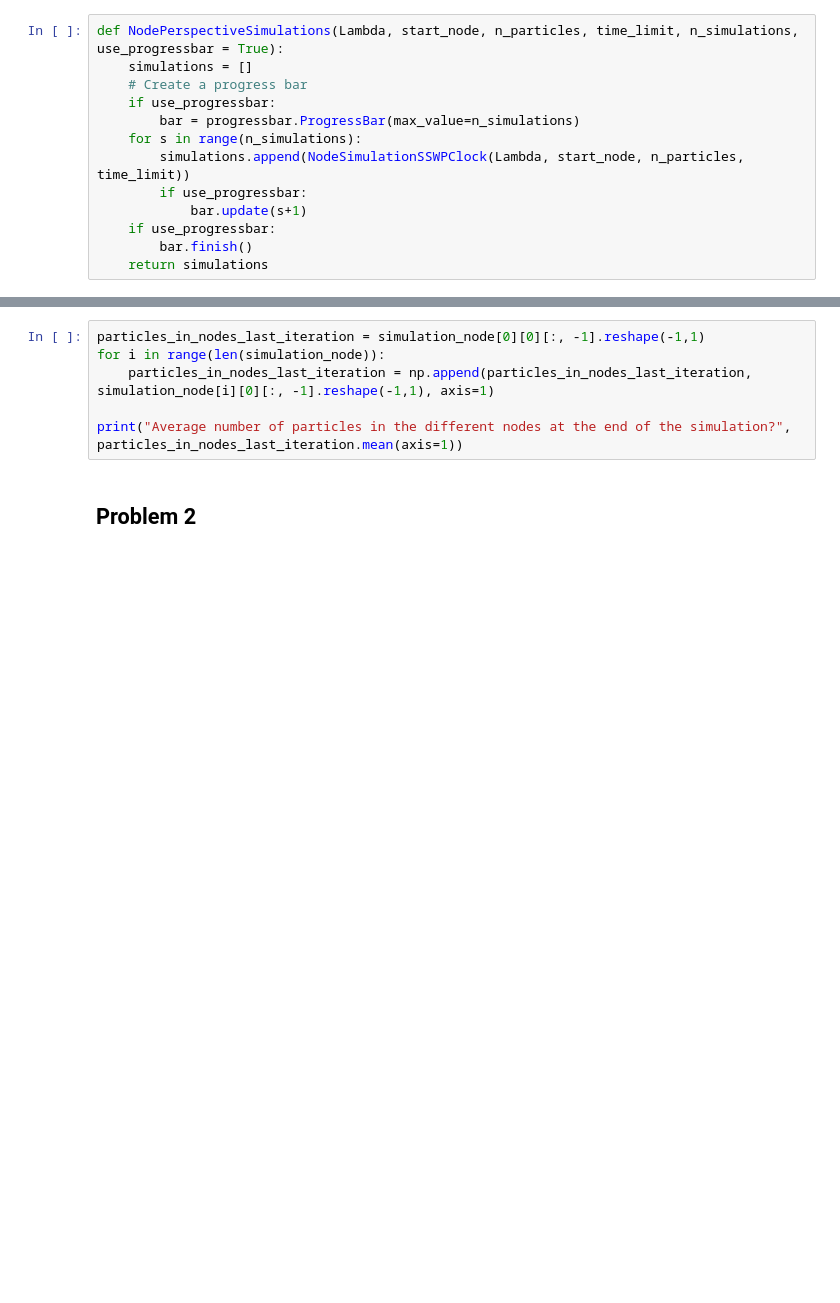
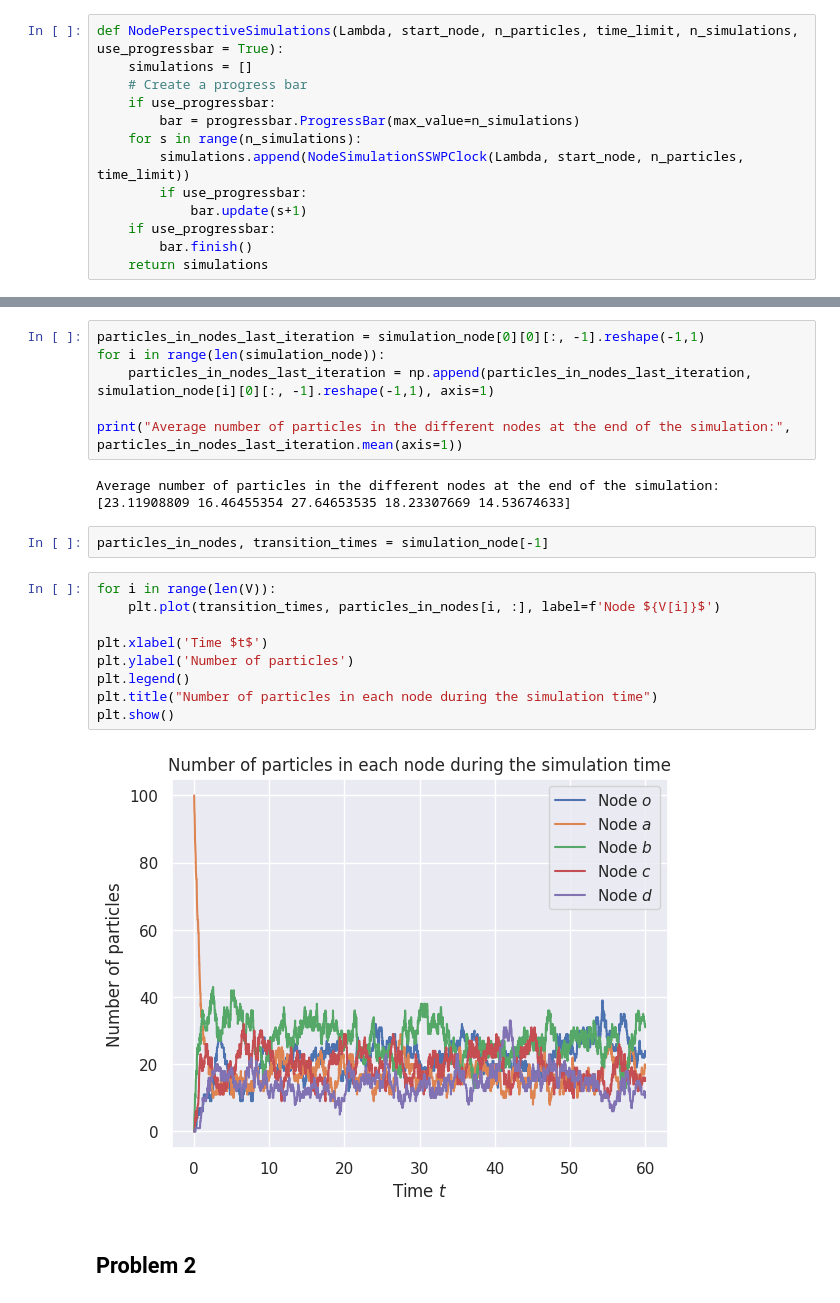
Before and after one commit to MateoRivera/network-dynamics, a Jupyter notebook: H2/Simulation - Mateo.ipynb, the cells around one changed output, grey strips where cells are left out. Saved outputs shown, nothing was run; the diff lists cells and outputs as text; blank space fills up the shorter version.

```diff
--- a/H2/Simulation - Mateo.ipynb
+++ b/H2/Simulation - Mateo.ipynb
@@ -337,7 +337,22 @@ particles_in_nodes_last_iteration = simulation_node[0][0][:, -1].reshape(-1,1)
 for i in range(len(simulation_node)):
     particles_in_nodes_last_iteration = np.append(particles_in_nodes_last_iteration, simulation_node[i][0][:, -1].reshape(-1,1), axis=1)
 
-print("Average number of particles in the different nodes at the end of the simulation?", particles_in_nodes_last_iteration.mean(axis=1))
+print("Average number of particles in the different nodes at the end of the simulation:", particles_in_nodes_last_iteration.mean(axis=1))
+# %% [output]
+Average number of particles in the different nodes at the end of the simulation: [23.11908809 16.46455354 27.64653535 18.23307669 14.53674633]
+# %%
+particles_in_nodes, transition_times = simulation_node[-1]
+# %%
+for i in range(len(V)):
+    plt.plot(transition_times, particles_in_nodes[i, :], label=f'Node ${V[i]}$')
+
+plt.xlabel('Time $t$')
+plt.ylabel('Number of particles')
+plt.legend()
+plt.title("Number of particles in each node during the simulation time")
+plt.show()
+# %% [output]
+[figure, added]
 # %% [markdown]
 ## Problem 2
 # %%
```
Also changed, not shown: parts of 1 cell of this notebook.
